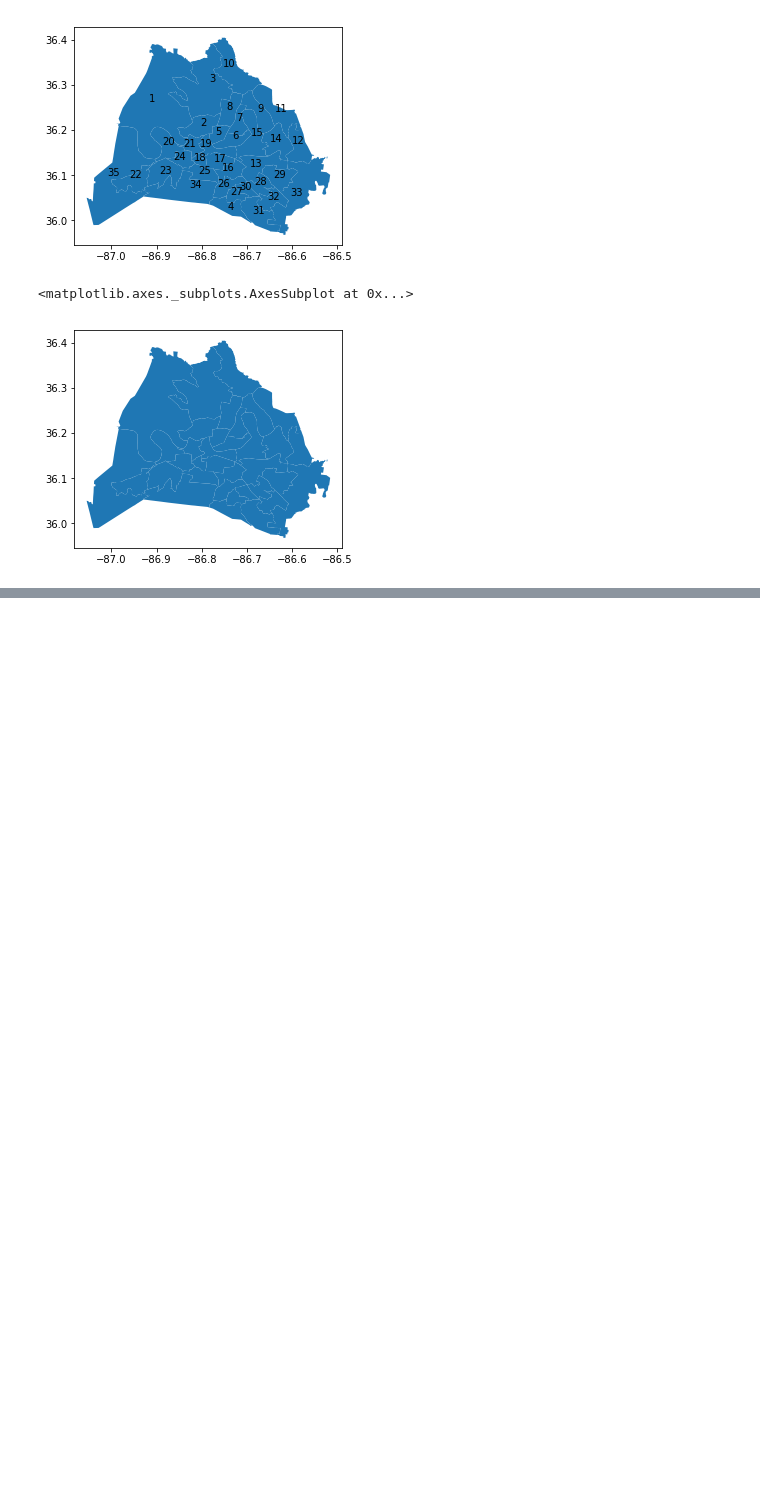
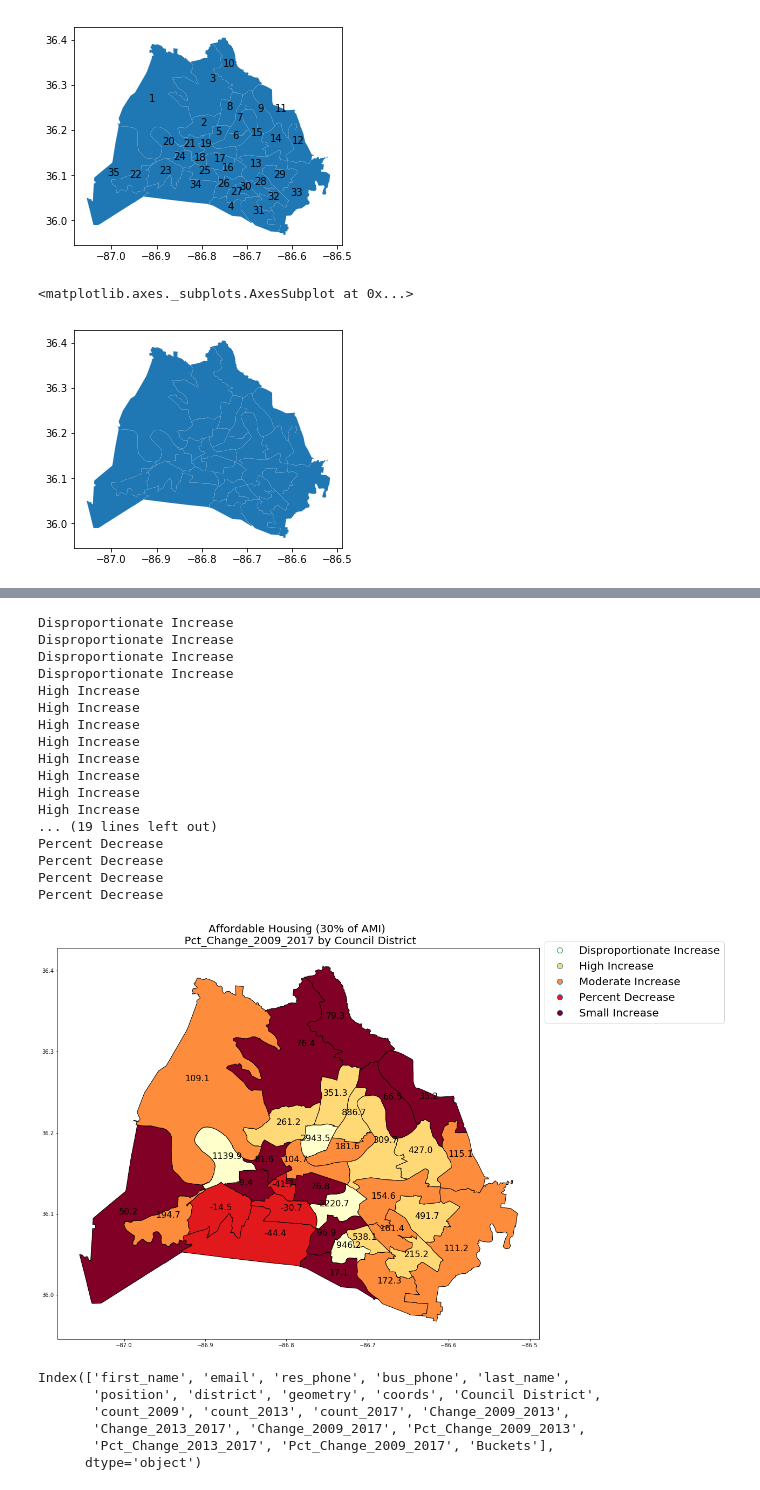
Before and after one commit to Cjcarlevato/data-question-4-affordable-housing-green-dogs, a Jupyter notebook: DQ4.ipynb, the cells around one changed output, grey strips where cells are left out. Saved outputs shown, nothing was run; the diff lists cells and outputs as text; code cells hidden in the pictures; blank space fills up the shorter version.

```diff
--- a/DQ4.ipynb
+++ b/DQ4.ipynb
@@ -457,7 +467,0 @@ YlOrRd
-# %%
-leg_kwds = {'title': 'Council District', 'loc': 'upper left', 'bbox_to_anchor': (1, 1.03), 'ncol': 1}
-workforce_merged.plot(column = 'Pct_Change_2009_2017', figsize=(16,16),cmap='YlOrRd', edgecolor = 'black',legend = True,legend_kwds = leg_kwds)
-plt.title("Workforce housing 30% \n Pct_Change_2009_2017 by Council District")
-for idx, row in aff_merged.iterrows():
-    plt.annotate(s=row['%_Change_2009_2017'], xy=row['coords'],
-                 horizontalalignment='center')
@@ -556,0 +528,2 @@ worforce_merged
+# %%
+workforce_merged = workforce_merged.sort_values('Pct_Change_2009_2017',ascending = False).round(decimals=1)
@@ -556,0 +550,39 @@ worforce_merged
+# %%
+leg_kwds = {'loc': 'upper left', 'bbox_to_anchor': (1, 1.03), 'ncol': 1, 'fontsize' : 20}
+workforce_merged.plot(column = 'Buckets', figsize=(16,16),cmap='YlOrRd', edgecolor = 'black',legend = True,legend_kwds = leg_kwds)
+plt.title("Affordable Housing (30% of AMI) \n Pct_Change_2009_2017 by Council District", fontsize=20)
+for idx, row in workforce_merged.iterrows():
+    print(row['Buckets'])
+    plt.annotate(s=row['Pct_Change_2009_2017'], xy=row['coords'],
+                 horizontalalignment='center', fontsize=16)
+
+
+
+# Pct_Change_2009_2017
+
+
+# leg_kwds = {'title': 'Council District', 'loc': 'upper left', 'bbox_to_anchor': (1, 1.03), 'ncol': 1}
+# workforce_merged.plot(column = 'Pct_Change_2009_2017', figsize=(16,16),cmap='YlOrRd', edgecolor = 'black',legend = True,legend_kwds = leg_kwds)
+# plt.title("Workforce housing 30% \n Pct_Change_2009_2017 by Council District")
+# for idx, row in aff_merged.iterrows():
+#     plt.annotate(s=row['Pct_Change_2009_2017'], xy=row['coords'],
+#                  horizontalalignment='center')
+# %% [output]
+Disproportionate Increase
+Disproportionate Increase
+Disproportionate Increase
+Disproportionate Increase
+High Increase
+High Increase
+High Increase
+High Increase
+High Increase
+High Increase
+High Increase
+High Increase
+... (19 lines left out)
+Percent Decrease
+Percent Decrease
+Percent Decrease
+Percent Decrease
+[figure, added]
@@ -556,0 +601,9 @@ worforce_merged
+# %%
+workforce_merged.columns
+# %% [output]
+Index(['first_name', 'email', 'res_phone', 'bus_phone', 'last_name',
+       'position', 'district', 'geometry', 'coords', 'Council District',
+       'count_2009', 'count_2013', 'count_2017', 'Change_2009_2013',
+       'Change_2013_2017', 'Change_2009_2017', 'Pct_Change_2009_2013',
+       'Pct_Change_2013_2017', 'Pct_Change_2009_2017', 'Buckets'],
+      dtype='object')
```
Also changed, not shown: parts of 13 cells of this notebook.
